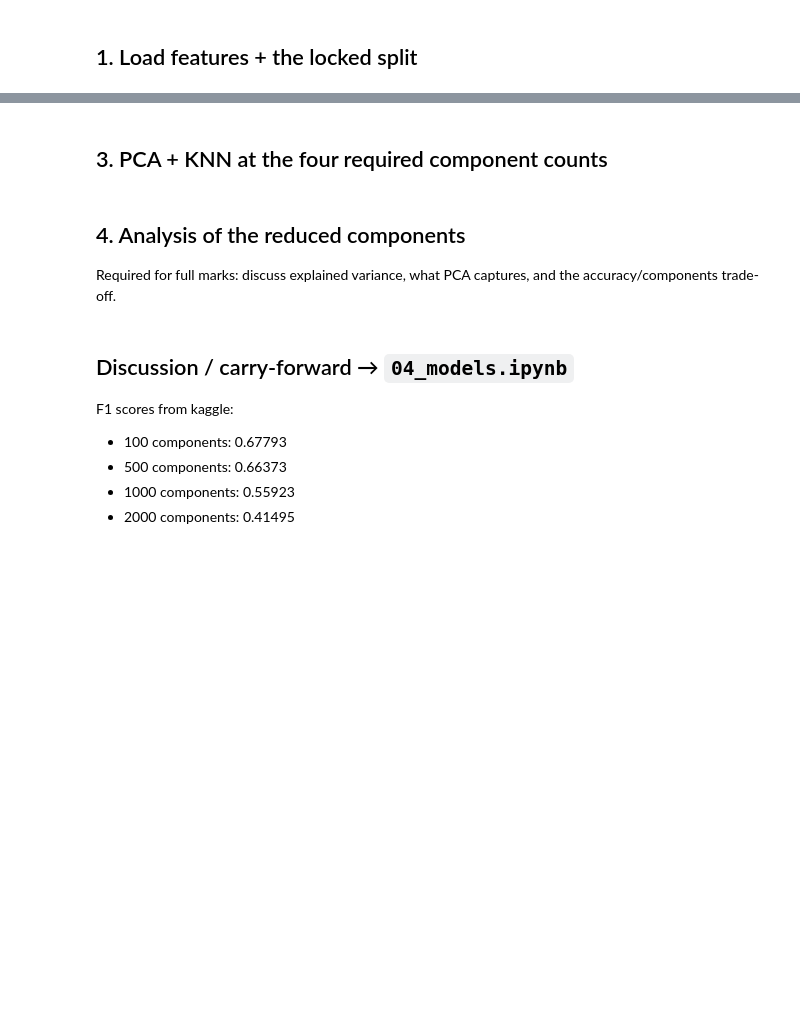
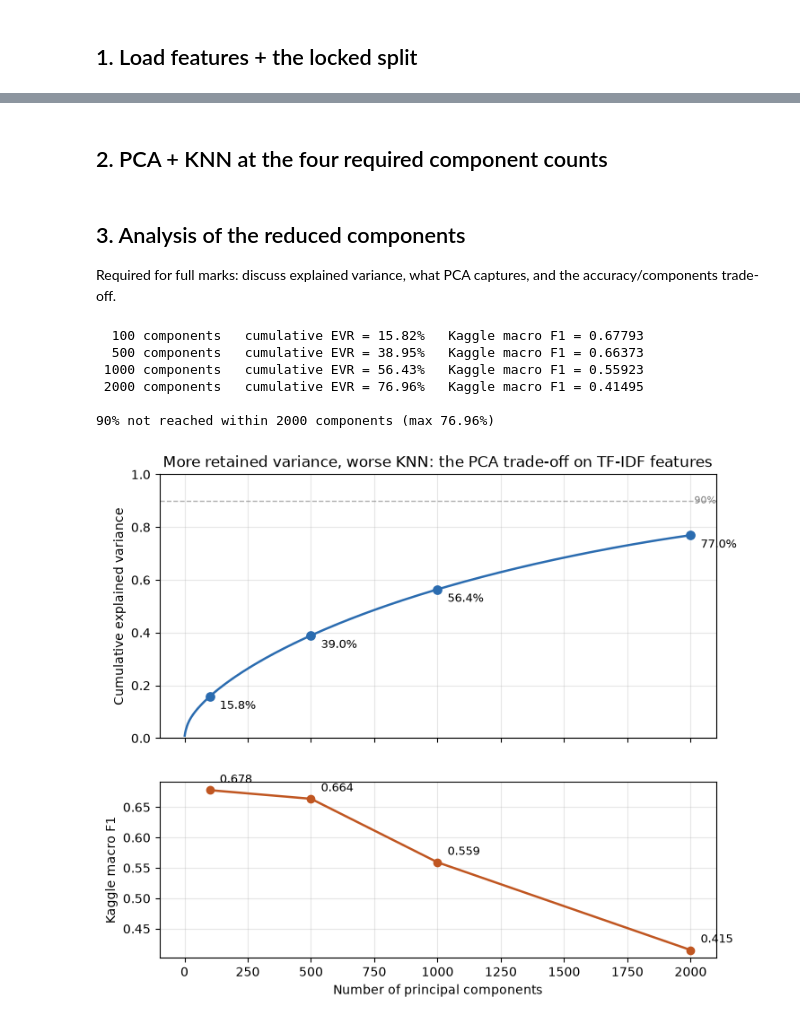
Before and after one commit to clifftonowen/2026-50.007-Machine-Learning-GenAI-Content-Detection, a Jupyter notebook: notebooks/03_pca_knn.ipynb, the cells around one changed output, grey strips where cells are left out. Cells and saved outputs as stored; diff of their text form; code cells hidden in the pictures; blank space fills up the shorter version.

Commit message:
analysis on PCA_KNN results

```diff
--- a/notebooks/03_pca_knn.ipynb
+++ b/notebooks/03_pca_knn.ipynb
@@ -34,5 +28,5 @@ cv = evaluation.make_cv()
 # %% [markdown]
-## 3. PCA + KNN at the four required component counts
+## 2. PCA + KNN at the four required component counts
 # %%
 COMPONENT_COUNTS = [2000, 1000, 500, 100]
 for n in COMPONENT_COUNTS:
@@ -43,13 +37,72 @@ for n in COMPONENT_COUNTS:
     preds = pipe.predict(Xt)
     data.write_submission(test_ids, preds, f'pca_knn_{n}_components.csv')
 # %% [markdown]
-## 4. Analysis of the reduced components
+## 3. Analysis of the reduced components
 
 Required for full marks: discuss explained variance, what PCA captures, and the accuracy/components trade-off.
-# %% [markdown]
-## Discussion / carry-forward → `04_models.ipynb`
-F1 scores from kaggle:
-- 100 components: 0.67793
-- 500 components: 0.66373
-- 1000 components: 0.55923
-- 2000 components: 0.41495
+# %%
+# One 2000-component fit serves every point on the curve: PCA components are
+# variance-ordered, so the first n columns of a 2000-fit are exactly the n-fit.
+# Slow (~minutes) on the 20000 x 5000 matrix - run once, then restyle in the next cell.
+pca_full = PCA(n_components=2000, random_state=42)
+pca_full.fit(X)
+
+evr = pca_full.explained_variance_ratio_
+cum_evr = np.cumsum(evr)
+
+# Kaggle leaderboard scores for the four graded submissions.
+KAGGLE_MACRO_F1 = {100: 0.67793, 500: 0.66373, 1000: 0.55923, 2000: 0.41495}
+counts = sorted(KAGGLE_MACRO_F1)
+
+# cum_evr[n - 1] is the variance retained by the FIRST n components (not cum_evr[n]).
+cum_at = [cum_evr[n - 1] for n in counts]
+f1_at = [KAGGLE_MACRO_F1[n] for n in counts]
+
+for n, v, f in zip(counts, cum_at, f1_at):
+    print(f"{n:>5} components   cumulative EVR = {v:6.2%}   Kaggle macro F1 = {f:.5f}")
+
+if cum_evr[-1] >= 0.90:
+    print(f"\n90% of variance reached at {int(np.searchsorted(cum_evr, 0.90)) + 1} components")
+else:
+    print(f"\n90% not reached within 2000 components (max {cum_evr[-1]:.2%})")
+# %% [output]
+  100 components   cumulative EVR = 15.82%   Kaggle macro F1 = 0.67793
+  500 components   cumulative EVR = 38.95%   Kaggle macro F1 = 0.66373
+ 1000 components   cumulative EVR = 56.43%   Kaggle macro F1 = 0.55923
+ 2000 components   cumulative EVR = 76.96%   Kaggle macro F1 = 0.41495
+
+90% not reached within 2000 components (max 76.96%)
+# %%
+import matplotlib.pyplot as plt
+
+from src import plotting
+
+# Stacked panels sharing the x-axis rather than a twin-axis chart: two y-scales on
+# one frame make the crossover point look meaningful when it is only a scaling artifact.
+fig, (ax1, ax2) = plt.subplots(
+    2, 1, sharex=True, figsize=(8, 7), gridspec_kw={"height_ratios": [3, 2]}
+)
+
+x = np.arange(1, len(cum_evr) + 1)
+ax1.plot(x, cum_evr, color="#2b6cb0", lw=1.8)
+ax1.scatter(counts, cum_at, color="#2b6cb0", s=45, zorder=3)
+for n, v in zip(counts, cum_at):
+    ax1.annotate(f"{v:.1%}", (n, v), textcoords="offset points", xytext=(8, -10), fontsize=9)
+ax1.axhline(0.90, ls="--", lw=1, color="grey", alpha=0.6)
+ax1.text(x[-1], 0.90, " 90%", va="center", fontsize=8, color="grey")
+ax1.set_ylabel("Cumulative explained variance")
+ax1.set_ylim(0, 1)
+ax1.grid(alpha=0.3)
+ax1.set_title("More retained variance, worse KNN: the PCA trade-off on TF-IDF features")
+
+ax2.plot(counts, f1_at, marker="o", color="#c05621", lw=1.8)
+for n, f in zip(counts, f1_at):
+    ax2.annotate(f"{f:.3f}", (n, f), textcoords="offset points", xytext=(8, 6), fontsize=9)
+ax2.set_xlabel("Number of principal components")
+ax2.set_ylabel("Kaggle macro F1")
+ax2.grid(alpha=0.3)
+
+plt.show()  # before save_fig - it closes the figure
+plotting.save_fig(fig, "pca_cumulative_variance_vs_f1.png")
+# %% [output]
+[figure, added]
```
Also changed, not shown: parts of 3 cells of this notebook.
